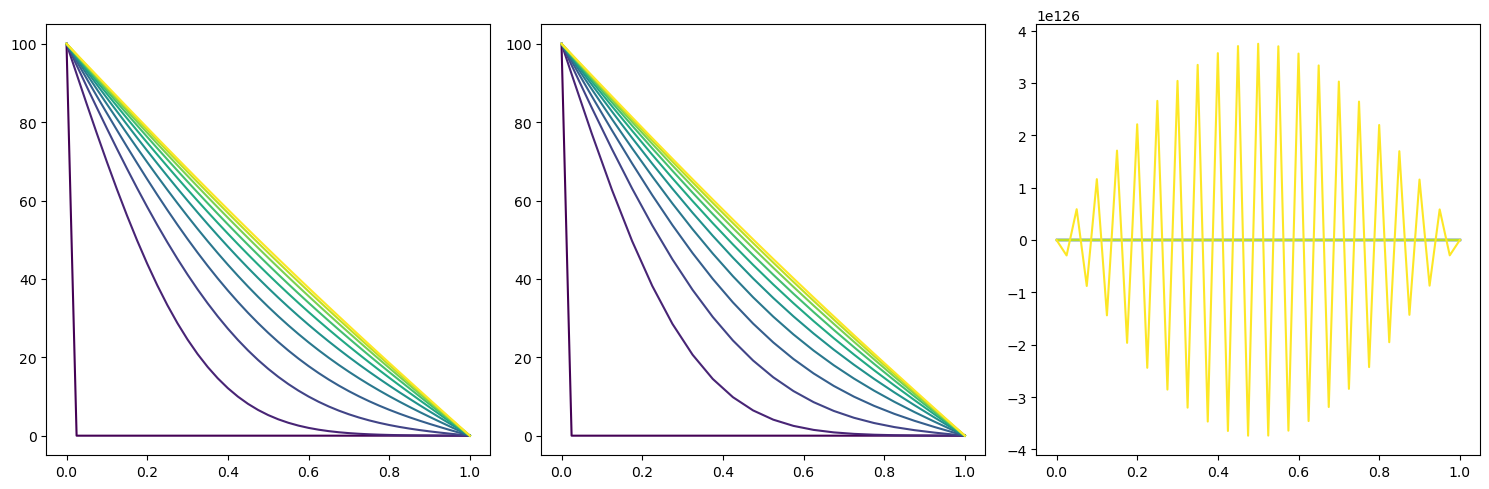
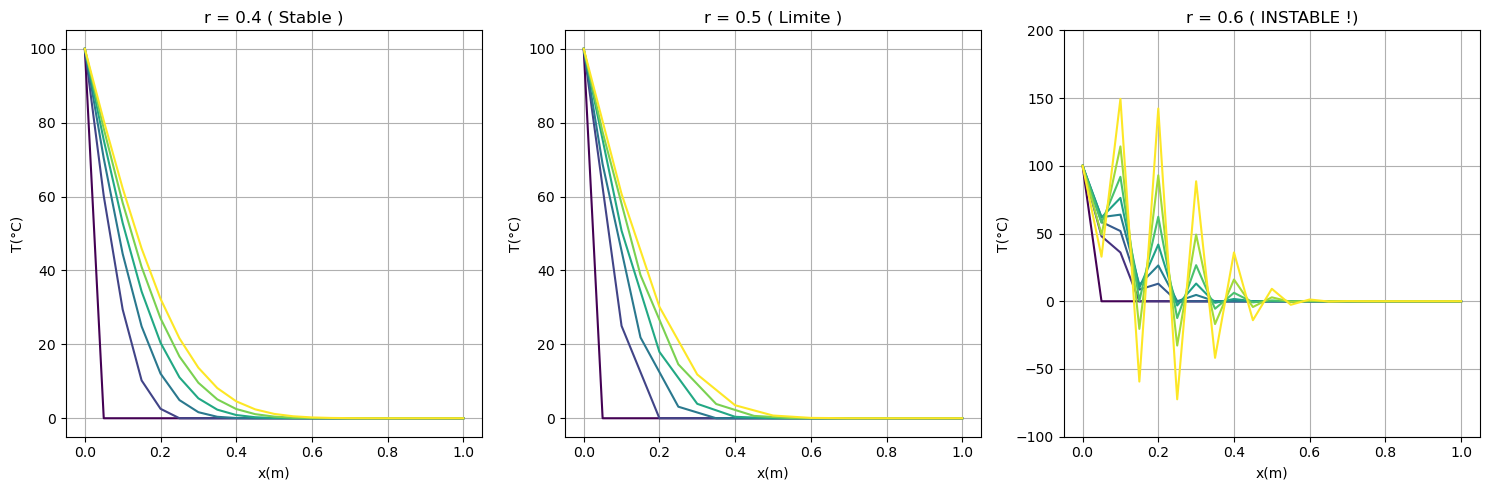
Unified diff of the notebook cell whose output changed from the first chart to the second:
--- before
+++ after
@@ -3,8 +3,15 @@
 titres = [ "r = 0.4 ( Stable )" , "r = 0.5 ( Limite )", "r = 0.6 ( INSTABLE !)"]
 for ax , r_val , titre in zip ( axes , r_values , titres ) :
-    x, t, T_sv_r = simulation_chaleur_vect(L, alpha, N=40, r=r_val, t_fin=3000,T_gauche=100, T_droite=0, T_init=0 )
+    x, t, T_sv_r = simulation_chaleur_vect(L=1, alpha=1.11e-4, N=20, r=r_val, t_fin=200,T_gauche=100, T_droite=0, T_init=0, save_step_frac=5 )
     colors = cm . viridis ( np . linspace (0 , 1 , len ( T_sv_r ) ) )
     for k, (T_k, t_k) in enumerate(zip(T_sv_r, t)):
-        ax.plot (x , T_k , color=colors[k], label=f"t = {t_k:.0f} s")
+        ax.plot (x , T_k , color=colors[k])
+
+    ax.set_title(titre)
+    ax.set_xlabel("x(m)")
+    ax.set_ylabel("T(°C)")
+    if r_val > 0.5:
+        ax.set_ylim(-100,200)
+    ax.grid()
 plt.tight_layout ()
 plt.show ()

Commit: save u again